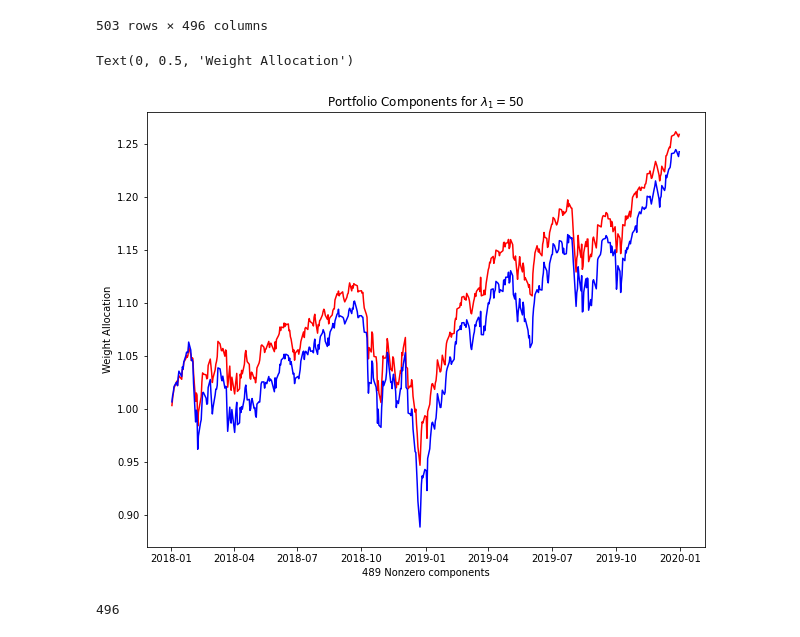
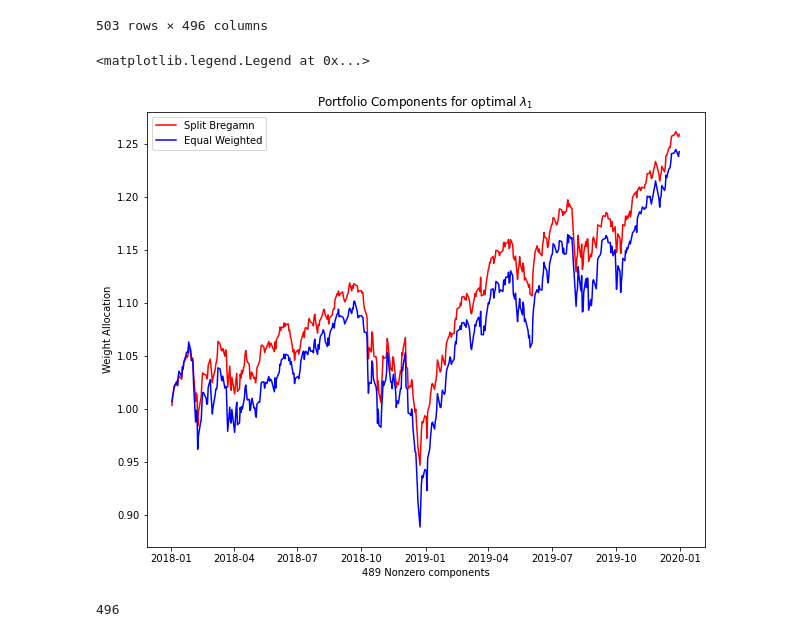
Before and after one commit to jasonbohne123/Split_Bregman_MPT, a Jupyter notebook: Split_Bregman_Portfolio.ipynb, the cells around one changed output. Saved outputs shown, nothing was run; the diff lists cells and outputs as text; code cells hidden in the pictures.

```diff
--- a/Split_Bregman_Portfolio.ipynb
+++ b/Split_Bregman_Portfolio.ipynb
@@ -12,7 +12,7 @@ import matplotlib.pyplot as plt
 ###  Returns below
 - Note log returns have caused some issues numerically within optimiztion
 # %%
-equity_data=pd.read_csv('equity_data_2021.csv')
+equity_data=pd.read_csv('equity_data_2019.csv')
 equity_data.index=equity_data['Date']
 equity_data=equity_data.drop(columns=['Date'])
 
@@ -284,17 +284,18 @@ returns_test
 # %%
 cum_returns_split=np.cumprod(1+np.dot(w1,returns_test.T))
 
 equal=(1/returns_test.shape[1])*np.ones(returns_test.shape[1])
 cum_returns_equal=np.cumprod(1++np.dot(equal,returns_test.T))
 fig,ax=plt.subplots(figsize=(10,8))
-plt.title("Portfolio Components for $\lambda_1=50$")
+plt.title("Portfolio Components for optimal $\lambda_1$")
 plt.plot(pd.to_datetime(returns_test.index),cum_returns_split,label='Split Bregamn',color='red')
 plt.plot(pd.to_datetime(returns_test.index),cum_returns_equal,label='Equal Weighted',color='blue')
 plt.xlabel(f"{len(wi[nonzero_wi])} Nonzero components")
 plt.ylabel("Weight Allocation")
+plt.legend()
 # %% [output]
-Text(0, 0.5, 'Weight Allocation')
+<matplotlib.legend.Legend at 0x...>
-[figure, old version]
+[figure, new version]
 # %%
 returns_test.shape[1]
 # %% [output]
```
Also changed, not shown: parts of 4 cells of this notebook, 2 other files.
